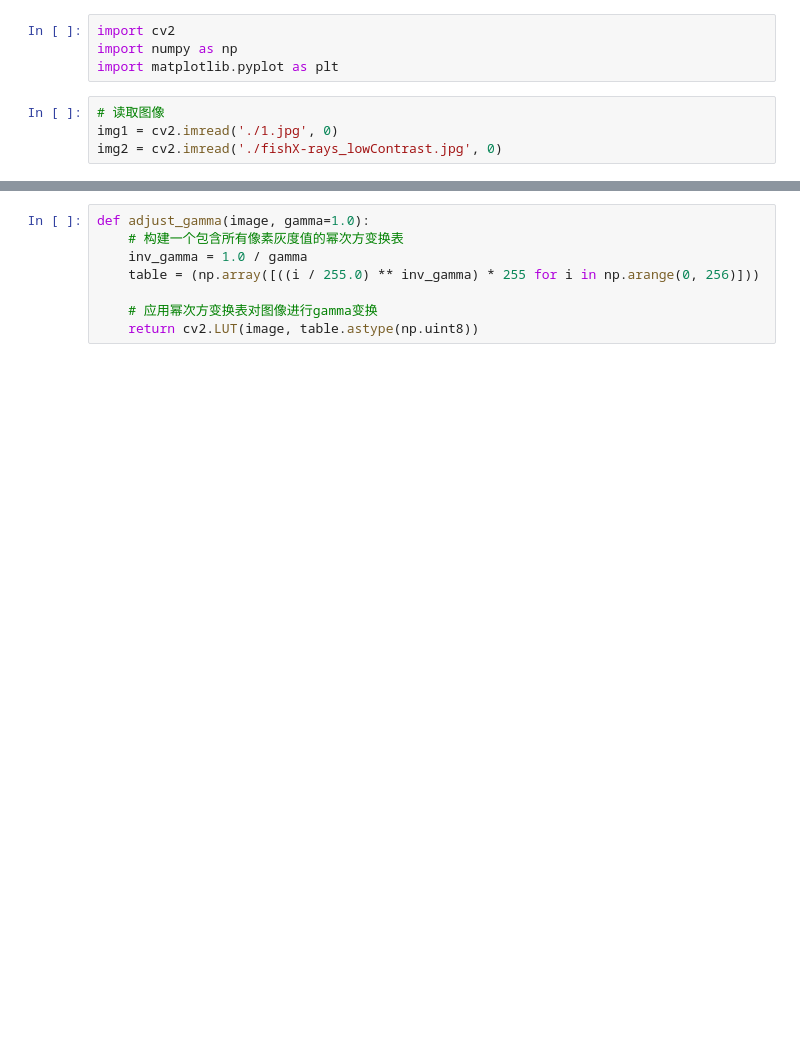
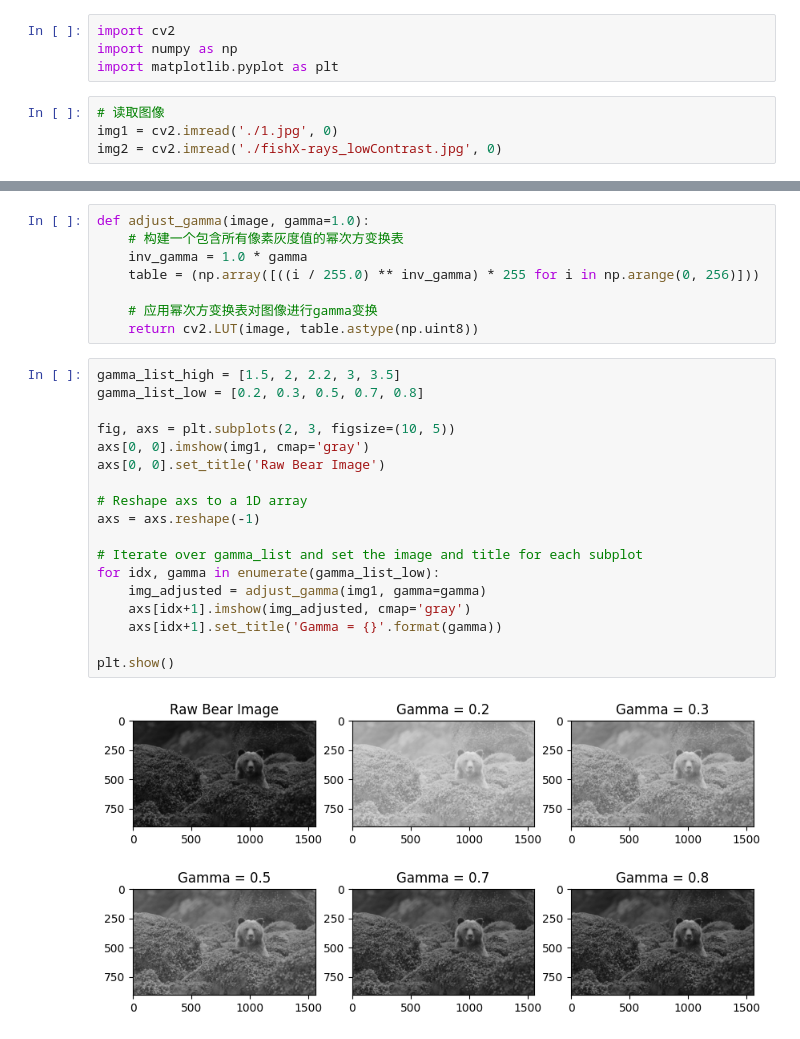
Before and after one commit to shannonchen37/machine_vision, a Jupyter notebook: image_enhancement/gamma.ipynb, the cells around one changed output, grey strips where cells are left out. Drawn from its saved outputs; the diff is of its cells as text; blank space fills up the shorter version.

```diff
--- a/image_enhancement/gamma.ipynb
+++ b/image_enhancement/gamma.ipynb
@@ -23,10 +23,30 @@ plt.show()
 # %%
 def adjust_gamma(image, gamma=1.0):
     # 构建一个包含所有像素灰度值的幂次方变换表
-    inv_gamma = 1.0 / gamma
+    inv_gamma = 1.0 * gamma
     table = (np.array([((i / 255.0) ** inv_gamma) * 255 for i in np.arange(0, 256)]))
 
     # 应用幂次方变换表对图像进行gamma变换
     return cv2.LUT(image, table.astype(np.uint8))
+# %%
+gamma_list_high = [1.5, 2, 2.2, 3, 3.5]
+gamma_list_low = [0.2, 0.3, 0.5, 0.7, 0.8]
+
+fig, axs = plt.subplots(2, 3, figsize=(10, 5))
+axs[0, 0].imshow(img1, cmap='gray')
+axs[0, 0].set_title('Raw Bear Image')
+
+# Reshape axs to a 1D array
+axs = axs.reshape(-1)
+
+# Iterate over gamma_list and set the image and title for each subplot
+for idx, gamma in enumerate(gamma_list_low):
+    img_adjusted = adjust_gamma(img1, gamma=gamma)
+    axs[idx+1].imshow(img_adjusted, cmap='gray')
+    axs[idx+1].set_title('Gamma = {}'.format(gamma))
+
+plt.show()
+# %% [output]
+[figure, added]
 # %%
 # 应用gamma变换
```
Also changed, not shown: parts of 4 cells of this notebook, 28 other files.
